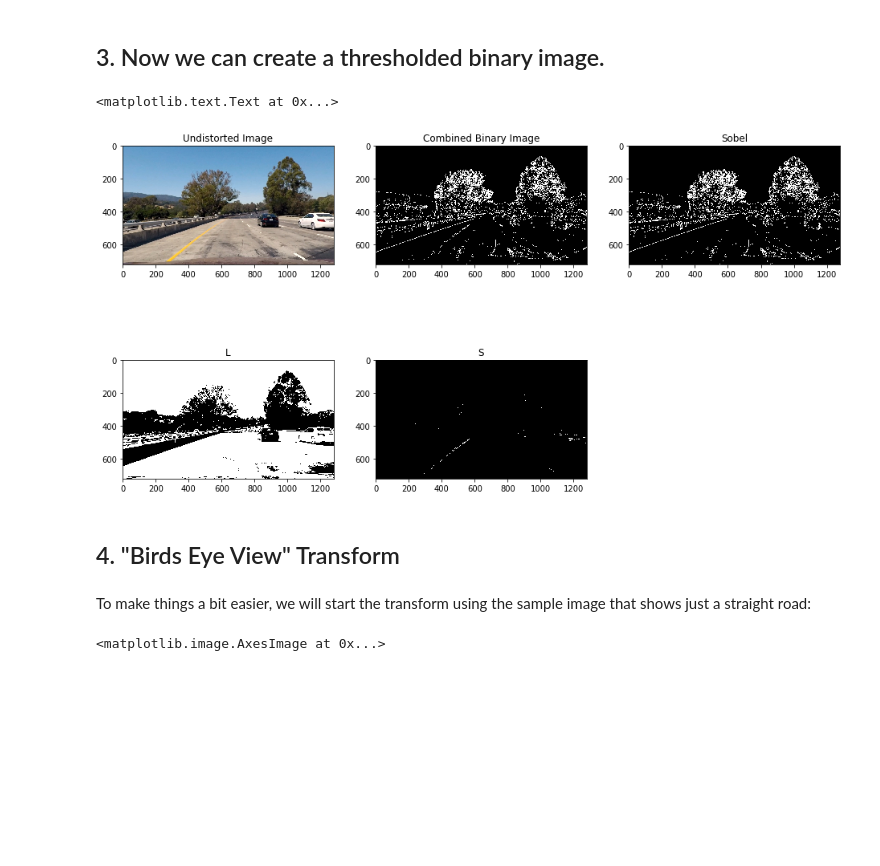
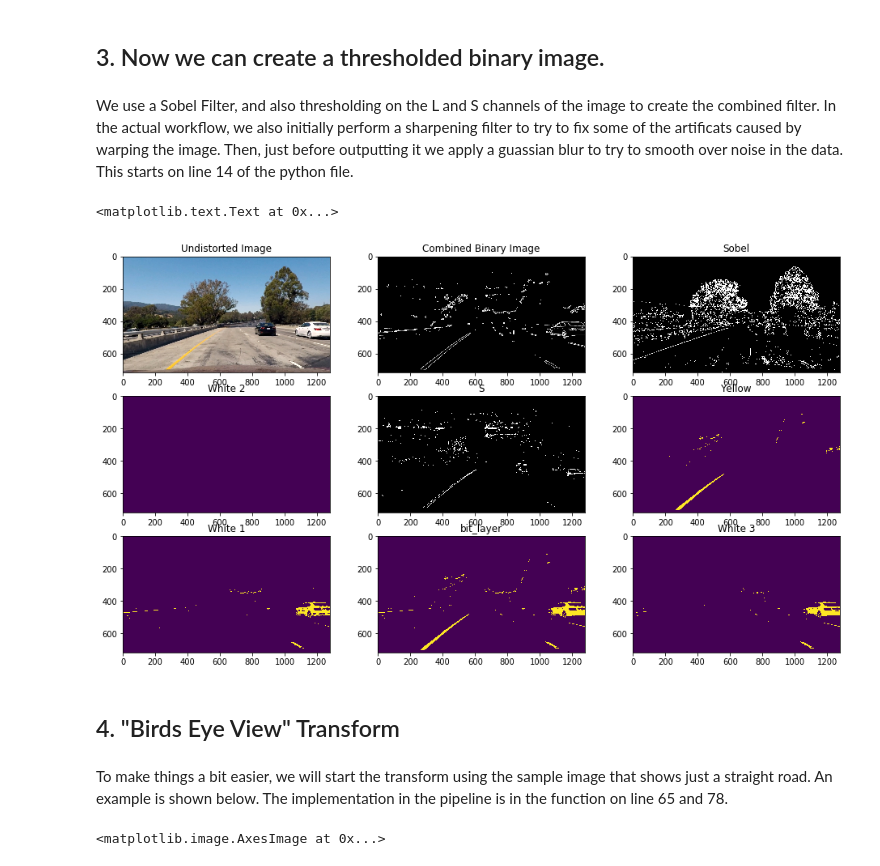
Before and after one commit to jmccormack200/CarND-Advanced-Lane-Lines, a Jupyter notebook: notebook.ipynb, the cells around one changed output. Saved outputs shown, nothing was run; the diff lists cells and outputs as text; code cells hidden in the pictures; blank space fills up the shorter version.

Commit message:
just before removing sobel

```diff
--- a/notebook.ipynb
+++ b/notebook.ipynb
@@ -107,42 +107,78 @@ plt.title('Undistorted Image')
 The difference is pretty subtle, but is especially noticable around the white car on the right side of the image.
 # %% [markdown]
 ## 3. Now we can create a thresholded binary image.
+# %% [markdown]
+We use a Sobel Filter, and also thresholding on the L and S channels of the image to create the combined filter. In the actual workflow, we also initially perform a sharpening filter to try to fix some of the artificats caused by warping the image. Then, just before outputting it we apply a guassian blur to try to smooth over noise in the data. This starts on line 14 of the python file.
 # %%
 from project4 import binaryImage
 
 sobel_thresh = [20, 100]
 l_thresh = [90, 255]
-s_thresh = [175, 250]
+s_thresh = [135, 250]
 
 out_imgs = binaryImage(undistorted, sobel_thresh, l_thresh, s_thresh)
 plt.figure(figsize=(16, 9))
 
-plt.subplot(2, 3, 1)
+plt.subplot(3, 3, 1)
 plt.imshow(cv2.cvtColor(undistorted, cv2.COLOR_BGR2RGB))
 plt.title('Undistorted Image')
 
-plt.subplot(2, 3, 2)
+plt.subplot(3, 3, 2)
 plt.imshow(out_imgs[0])
 plt.title('Combined Binary Image')
 
-plt.subplot(2, 3, 3)
+plt.subplot(3, 3, 3)
 plt.imshow(out_imgs[1])
 plt.title('Sobel')
 
-plt.subplot(2, 3, 4)
-plt.imshow(out_imgs[2])
-plt.title("L")
+hsv_img = np.copy(undistorted)
+HSV = cv2.cvtColor(hsv_img, cv2.COLOR_RGB2HSV)
 
-plt.subplot(2, 3, 5)
+# For yellow
+yellow = cv2.inRange(HSV, (80, 100,100), (110, 255, 255))
+
+# For white
+sensitivity_1 = 68
+white = cv2.inRange(HSV, (0,0,255-sensitivity_1), (255,20,255))
+
+sensitivity_2 = 6
+HSL = cv2.cvtColor(undistorted, cv2.COLOR_RGB2HLS)
+white_2 = cv2.inRange(HSL, (0,255-sensitivity_2,0), (255,255,sensitivity_2))
+white_3 = cv2.inRange(hsv_img, (200,200,200), (255,255,255))
+
+#bit_layer = your_bit_layer | yellow | white | white_2 | white_3
+bit_layer = yellow | white | white_2 | white_3
+
+plt.subplot(3, 3, 4)
+plt.imshow(white_2)
+plt.title("White 2")
+
+plt.subplot(3, 3, 5)
 plt.imshow(out_imgs[3])
 plt.title("S")
+
+plt.subplot(3, 3, 6)
+plt.imshow(yellow)
+plt.title("Yellow")
+
+plt.subplot(3, 3, 7)
+plt.imshow(white)
+plt.title("White 1")
+
+plt.subplot(3, 3, 8)
+plt.imshow(bit_layer)
+plt.title("bit_layer")
+
+plt.subplot(3, 3, 9)
+plt.imshow(white_3)
+plt.title("White 3")
 # %% [output]
 <matplotlib.text.Text at 0x...>
-[figure, old version]
+[figure, new version]
 # %% [markdown]
 ## 4. "Birds Eye View" Transform
 # %% [markdown]
-To make things a bit easier, we will start the transform using the sample image that shows just a straight road:
+To make things a bit easier, we will start the transform using the sample image that shows just a straight road. An example is shown below. The implementation in the pipeline is in the function on line 65 and 78.
 # %%
 straight_image = cv2.imread("./test_images/test1.jpg")
 #straight_image = cv2.imread("./test_images/test5.jpg")
```
Also changed, not shown: parts of 19 cells of this notebook, 18 other files.
